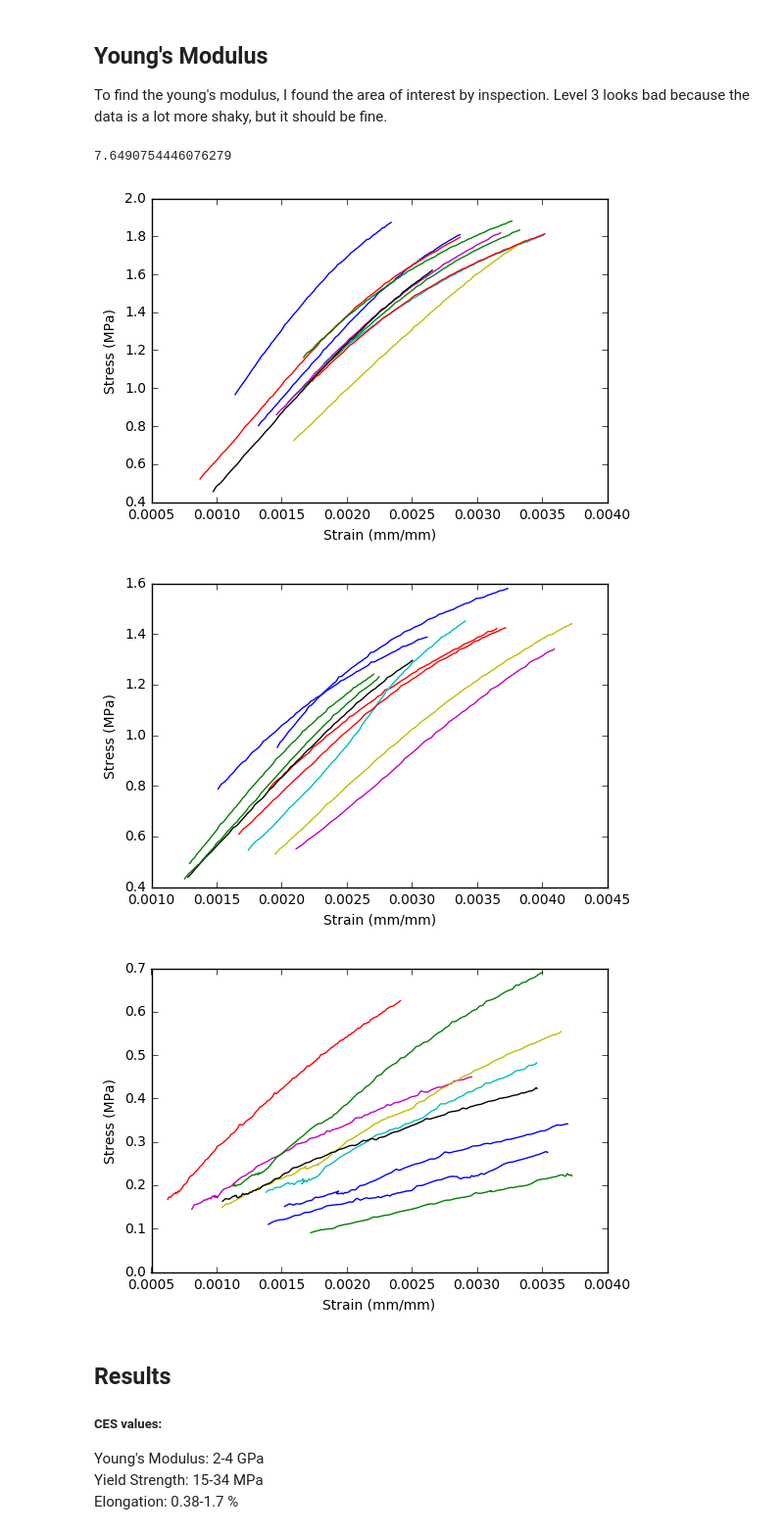
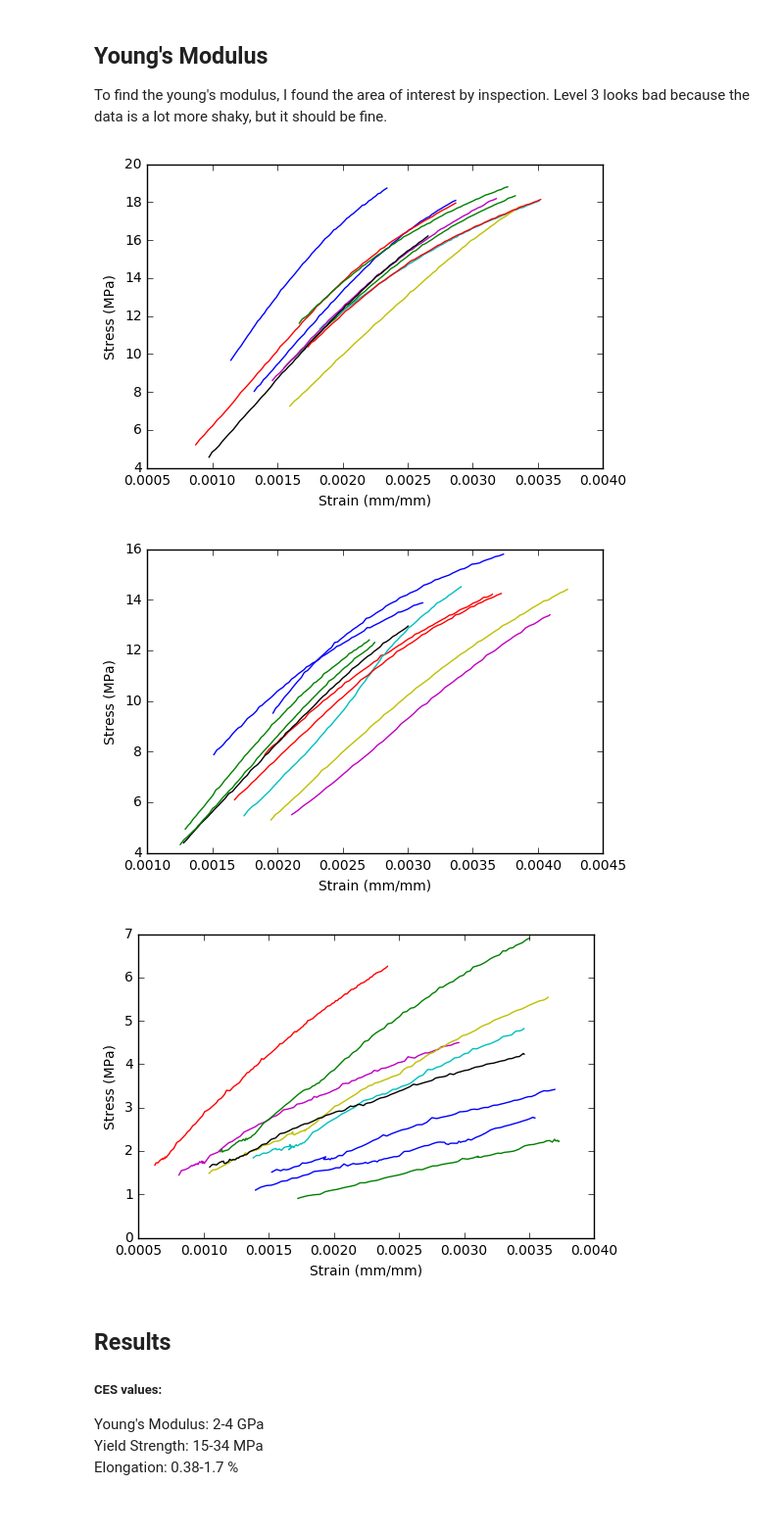
Before and after one commit to MatthewBeaudouinLafon/MatSci, a Jupyter notebook: InstronCalculation.ipynb, the cells around one changed output. Shown at 98% size. Saved outputs shown, nothing was run; the diff lists cells and outputs as text; code cells hidden in the pictures.

```diff
--- a/InstronCalculation.ipynb
+++ b/InstronCalculation.ipynb
@@ -43,16 +43,16 @@ class Specimen:
         self.width = measurement["Width"][0] / 1000.0
         self.thickness = float(measurement.index[0]) / 1000.0  # First column is the index in a Pandas dataframe
 
+        cross_section = self.width * self.thickness # m^2
+
         # Get time series
         self.time = data.index[:] # s
         self.extension = [float(x) / 1000.0 for x in data[1:]["Extension"]] # m, from instron
-        self.load = data[1:]["Load"] # N
+        self.load = data[1:]["Load"].tolist() # N
         self.displacement = [float(x) / 1000.0 for x in data[1:]["Displacement (Strain 1)"]] # m, from extensiometer
 
-        cross_section = self.width * self.thickness # m^2
-
         # Calculate secondary time series
-        self.stress = [float(x) / (cross_section * 10e6) for x in self.load]
+        self.stress = [float(x) / (cross_section * 1e6) for x in self.load]
         self.instron_strain = [float(x) / self.length for x in self.extension]
         self.dirty_strain = [float(x) / self.length for x in self.displacement] # Doesn't account for extensiometer removal
         self.extensiometer_strain = self.max_grad_filter(self.dirty_strain)
@@ -63,9 +63,12 @@ class Specimen:
         self.yield_strain = self.instron_strain[yield_point_idx]
 
         # Young's modulus calculation
-        low, high = hooks_law_bounds # Found by inspection of the graph
-        t_strain = self.extensiometer_strain[low:high]
+        low, high = hooks_law_bounds    # Found by inspection of the graph
+        num_samples = 4                 # Sample data to get overall gradient instead of noise
+        t_strain = self.extensiometer_strain[low:high] # Get range
         t_stress = self.stress[low:low+len(t_strain)]
+        t_strain = t_strain[::len(t_strain) / num_samples] # Sample
+        t_stress = t_stress[::len(t_stress) / num_samples]
         self.youngs_modulus = mean(gradient(t_stress, t_strain))
 
 
@@ -95,6 +98,8 @@ class Level:
 
         if type(level_names) == str:
             level_names = [level_names]
+
+        self.level_name = level_names[0]
 
         # Make list of specimen
         self.specimen_list = []
@@ -141,6 +146,7 @@ class Level:
         plt.legend(loc=9, bbox_to_anchor=(1.2, 0.95))
         plt.xlabel("Strain (mm/mm)")
         plt.ylabel("Stress (MPa)")
+        plt.title("Level {}".format(self.level_name))
         plt.show()
 # %%
 # Get level data
@@ -190,31 +196,24 @@ To find the young's modulus, I found the area of interest by inspection. Level 3
 # %%
 def plot_extensiometer_slope(level, bounds=(90, 160)):
     low, high = bounds
     plt.figure()
     n = 1
     for spec in level:
         strain = spec.extensiometer_strain[low:high]
         stress = spec.stress[low:low+len(strain)]
         plt.plot(strain, stress, label=str(n))
         n+=1
 
     plt.xlabel("Strain (mm/mm)")
     plt.ylabel("Stress (MPa)")
 
 plot_extensiometer_slope(level1)
 plot_extensiometer_slope(level2)
 plot_extensiometer_slope(level3, (40, 180))
-
-spec = level1[0]
-low, high = (90, 160)
-strain = spec.extensiometer_strain[low:high]
-stress = spec.stress[low:low+len(strain)]
-mean(gradient(stress, strain))
 # %% [output]
-7.6490754446076279
-[figure, old version]
+[figure, new version]
-[figure, old version]
+[figure, new version]
-[figure, old version]
+[figure, new version]
 # %% [markdown]
 ## Results
 ##### CES values:
```
Also changed, not shown: parts of 3 cells of this notebook.
